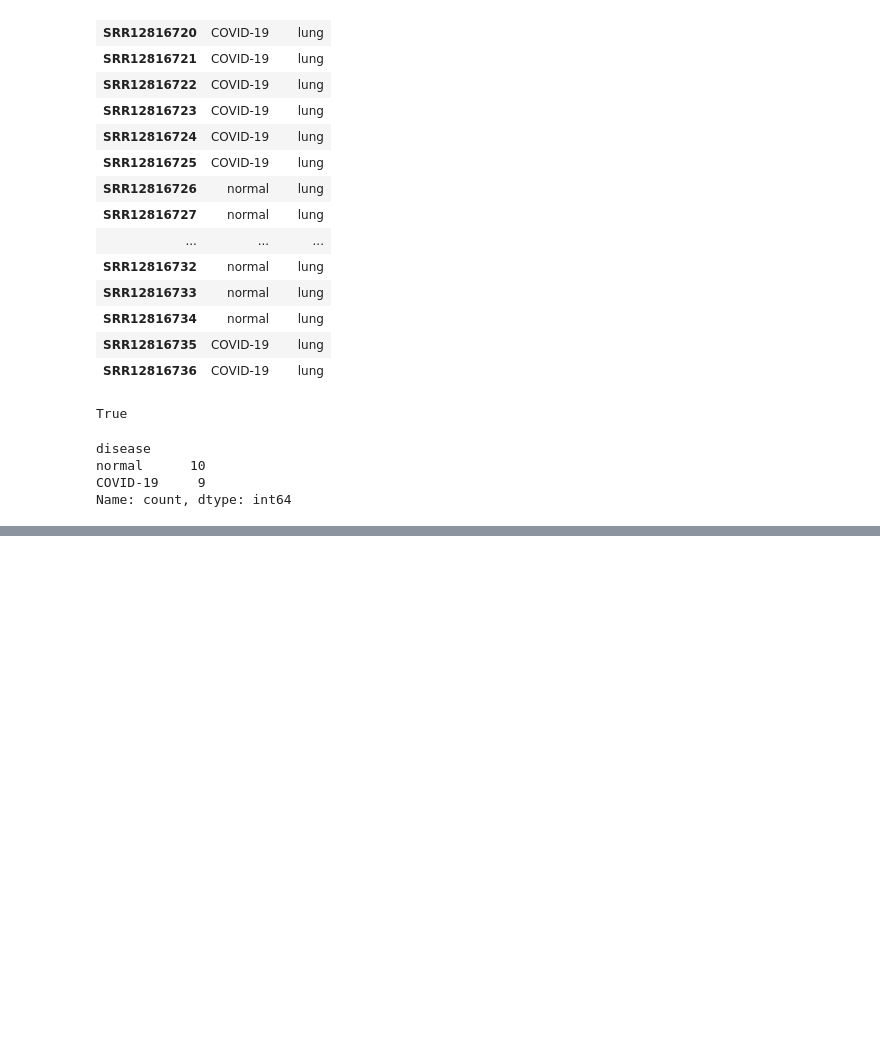
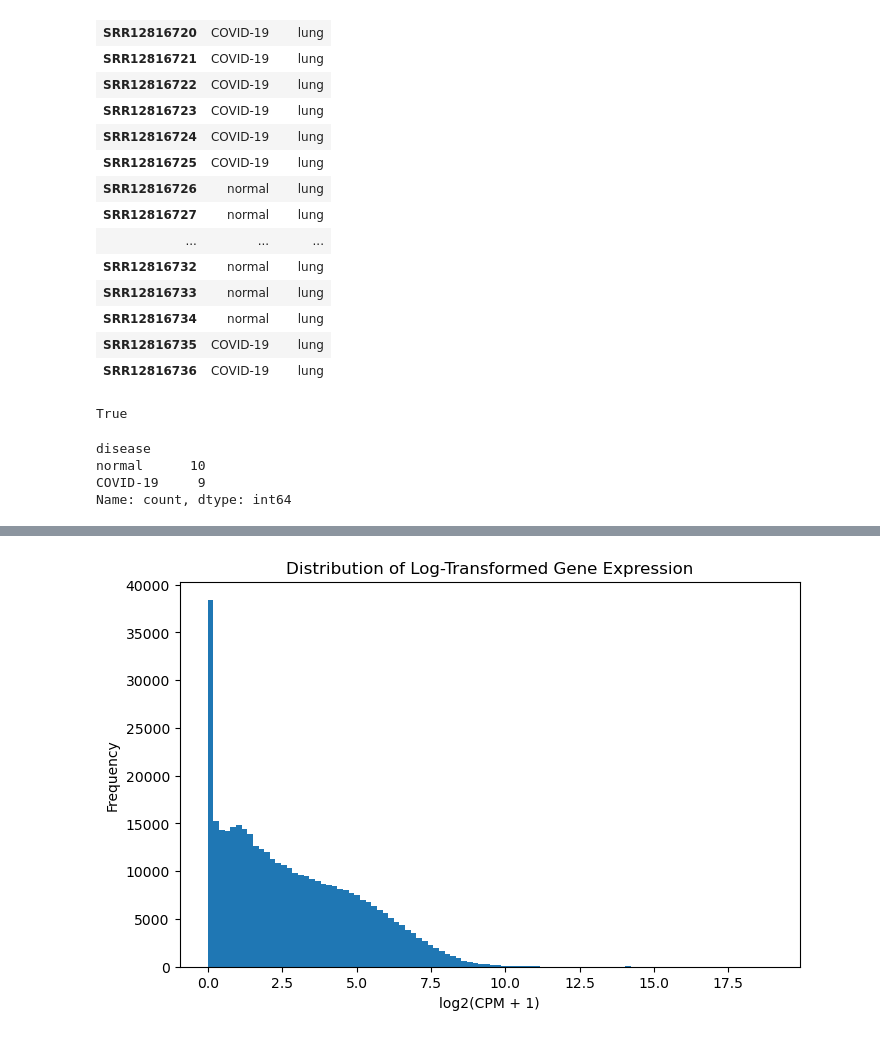
Before and after one commit to shaunagbaje/projects, a Jupyter notebook: 03_covid_gene_expression/gene_expression_analysis.ipynb, the cells around one changed output, grey strips where cells are left out. Saved outputs shown, nothing was run; the diff lists cells and outputs as text; code cells hidden in the pictures; blank space fills up the shorter version.

Commit message:
Complete Project 3 exploratory gene expression analysis

```diff
--- a/03_covid_gene_expression/gene_expression_analysis.ipynb
+++ b/03_covid_gene_expression/gene_expression_analysis.ipynb
@@ -690,0 +709,16 @@ Name: count, dtype: int64
+# %%
+# Overall distribution of log-CPM values
+plt.figure(figsize=(8, 5))
+
+plt.hist(
+    log_cpm.values.flatten(),
+    bins=100
+)
+
+plt.xlabel("log2(CPM + 1)")
+plt.ylabel("Frequency")
+plt.title("Distribution of Log-Transformed Gene Expression")
+
+plt.show()
+# %% [output]
+[figure, added]
```
Also changed, not shown: parts of 18 cells of this notebook.
